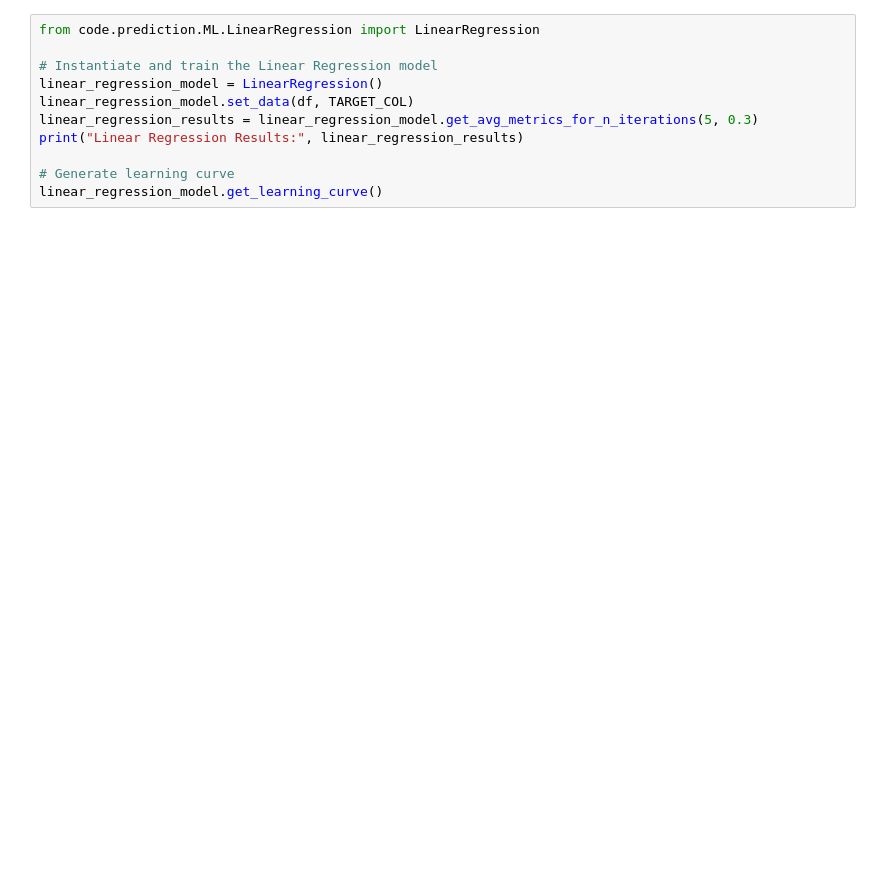
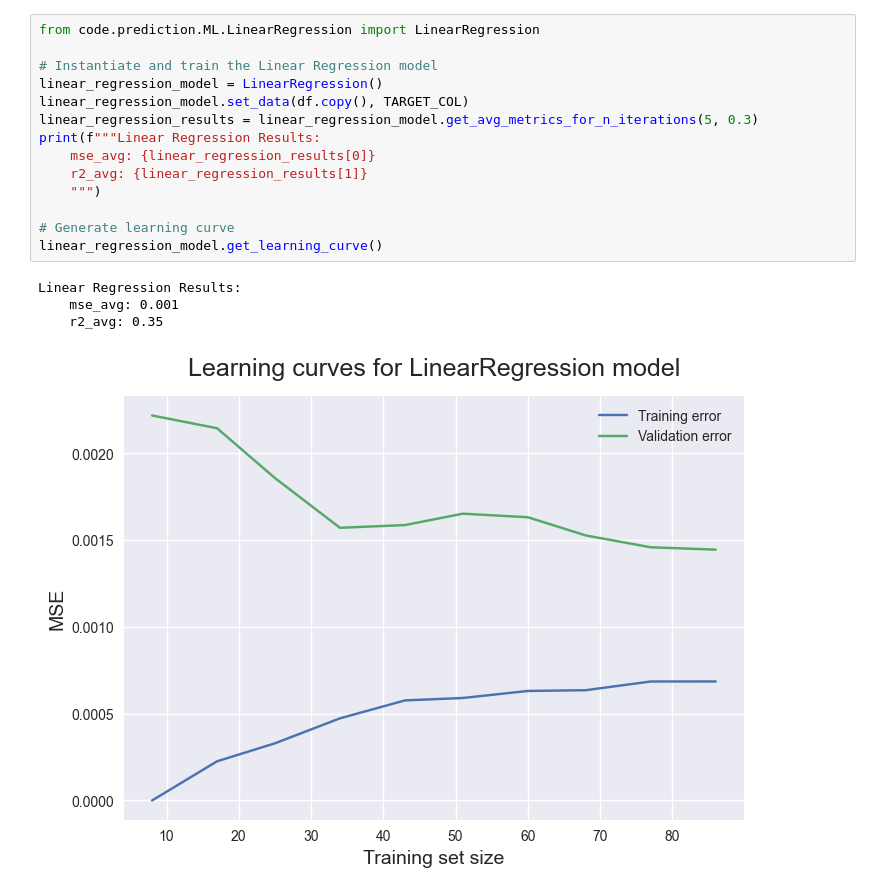
Before and after one commit to dkStephanos/3pp-predictions, a Jupyter notebook: prediction.ipynb, the cells around one changed output. Saved outputs shown, nothing was run; the diff lists cells and outputs as text; blank space fills up the shorter version.

```diff
--- a/prediction.ipynb
+++ b/prediction.ipynb
@@ -23,14 +31,22 @@ ValueError: could not convert string to float: 'Scottie Barnes'
 # %%
 from code.prediction.ML.LinearRegression import LinearRegression
 
 # Instantiate and train the Linear Regression model
 linear_regression_model = LinearRegression()
-linear_regression_model.set_data(df, TARGET_COL)
+linear_regression_model.set_data(df.copy(), TARGET_COL)
 linear_regression_results = linear_regression_model.get_avg_metrics_for_n_iterations(5, 0.3)
-print("Linear Regression Results:", linear_regression_results)
+print(f"""Linear Regression Results:
+    mse_avg: {linear_regression_results[0]}
+    r2_avg: {linear_regression_results[1]}
+    """)
 
 # Generate learning curve
 linear_regression_model.get_learning_curve()
+# %% [output]
+Linear Regression Results:
+    mse_avg: 0.001
+    r2_avg: 0.35
+[figure, added]
 # %%
 from code.prediction.ML.SVM import SVM
 
```
Also changed, not shown: parts of 3 cells of this notebook.
